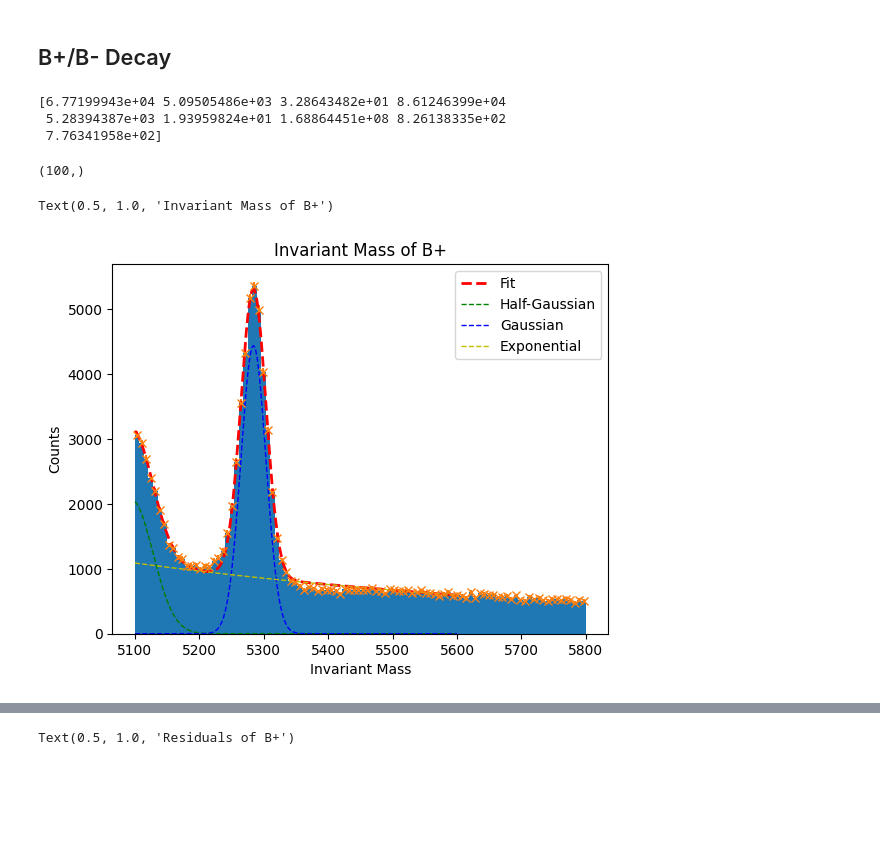
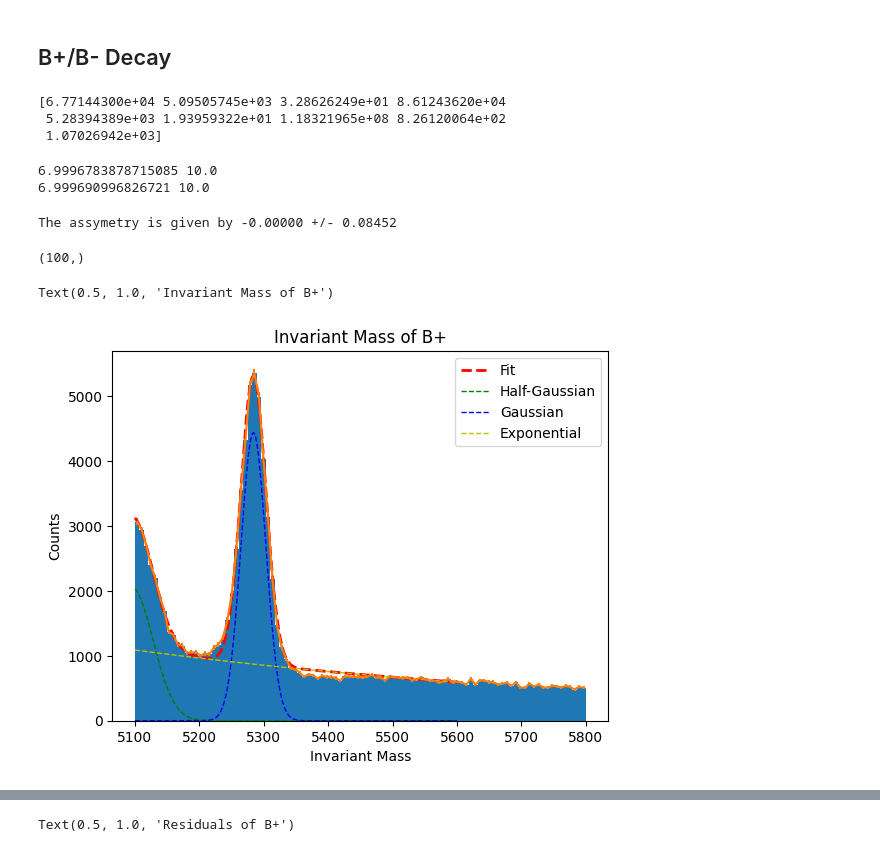
Before and after one commit to aavashsubedi/labs_yr3, a Jupyter notebook: matter_antimatter/aavash.ipynb, the cells around one changed output, grey strips where cells are left out. Drawn from its saved outputs; the diff is of its cells as text; code cells hidden in the pictures; blank space fills up the shorter version.

```diff
--- a/matter_antimatter/aavash.ipynb
+++ b/matter_antimatter/aavash.ipynb
@@ -568,8 +610,17 @@ y_data_pve = fit_func_half(x_data, popt_pve[0], popt_pve[1], popt_pve[2],
 y_data_nve = fit_func_half(x_data, popt_nve[0], popt_nve[1], popt_nve[2],
                         popt_nve[3], popt_nve[4], popt_nve[5],
                         popt_nve[6], popt_nve[7], popt_nve[8])
-#CALCULATE THE CHI SQUARED VALUE OF EACH FIT
+
+
+
+positive_bin_width = (np.nanmax(positive_bins) - np.nanmin(positive_bins)) / BIN_NUM
+positve_norm_count = popt_pve[3]
+
+negative_bin_width = (np.nanmax(negative_bins) - np.nanmin(negative_bins)) / BIN_NUM
+negative_norm_count = popt_nve[3]
+positive_signal_count = positive_bin_width * positve_norm_count
+negative_signal_count = negative_bin_width * negative_norm_count
 # %% [output]
-[6.77199943e+04 5.09505486e+03 3.28643482e+01 8.61246399e+04
- 5.28394387e+03 1.93959824e+01 1.68864451e+08 8.26138335e+02
- 7.76341958e+02]
+[6.77144300e+04 5.09505745e+03 3.28626249e+01 8.61243620e+04
+ 5.28394389e+03 1.93959322e+01 1.18321965e+08 8.26120064e+02
+ 1.07026942e+03]
@@ -578,3 +627,52 @@ y_data_nve = fit_func_half(x_data, popt_nve[0], popt_nve[1], popt_nve[2],
+# %%
+# fit using crystal ball func
+
+popt_pve , pcov_pve= curve_fit(fit_crystal,  get_bins(positive_bins, positive_values),
+                                positive_values,
+                        p0 = [  80000, 5100, 30,
+                                5287, 20, 2, 10, 340000,
+                                4e+5, 700, 5800 ],
+                        maxfev=1000000)
+
+popt_nve , pcov_nve = curve_fit(fit_crystal,  get_bins(negative_bins, negative_values),
+                                negative_values,
+                        p0 = [  80000, 5100, 30,
+                                5287, 20, 2, 10, 340000,
+                                4e+5, 700, 5800 ],
+                        maxfev=1000000)
+
+# y_data_pve = fit_crystal(x_data,
+#                          popt_pve[0], popt_pve[1], popt_pve[2],
+#                         popt_pve[3], popt_pve[4], popt_pve[5], popt_pve[6],
+#                          popt_pve[7], popt_pve[8], popt_pve[9])
+
+# y_data_nve = fit_crystal(x_data,
+#                         popt_nve[0], popt_nve[1], popt_nve[2],
+#                         popt_nve[3], popt_nve[4], popt_nve[5], popt_nve[6],
+#                         popt_nve[7], popt_nve[8], popt_nve[9])
+
+
+
+positive_bin_width = (np.nanmax(positive_bins) - np.nanmin(positive_bins)) / BIN_NUM
+positve_norm_count = popt_pve[6]
+print(positive_bin_width, positve_norm_count)
+negative_bin_width = (np.nanmax(negative_bins) - np.nanmin(negative_bins)) / BIN_NUM
+
+negative_norm_count = popt_nve[6]
+print(negative_bin_width, negative_norm_count)
+
+positive_signal_count = positive_bin_width * positve_norm_count
+negative_signal_count = negative_bin_width * negative_norm_count
+# %% [output]
+6.9996783878715085 10.0
+6.999690996826721 10.0
+# %%
+#discard last value of positve bins
+assymetry_calc = (positive_signal_count - negative_signal_count) / (positive_signal_count + negative_signal_count)
+unc_assymetry = np.sqrt( 1- assymetry_calc ** 2) / np.sqrt(positive_signal_count + negative_signal_count)
+print(f"The assymetry is given by {assymetry_calc:.5f} +/- {unc_assymetry:.5f}")
+# %% [output]
+The assymetry is given by -0.00000 +/- 0.08452
 # %%
 binned_fititng_pve = fit_func_half(positive_bins[:-1], popt_pve[0], popt_pve[1], popt_pve[2],
                                    popt_pve[3], popt_pve[4], popt_pve[5],
@@ -592,30 +690,30 @@ residual_nve = negative_values - binned_fititng_nve
 # %%
 y_plot_1_pve = half_gaussian(x_data, popt_pve[0], popt_pve[1], popt_pve[2])
 y_plot_2_pve = gaussian(x_data, popt_pve[3], popt_pve[4], popt_pve[5])
 y_plot_3_pve = exponential(x_data, popt_pve[6], popt_pve[7], popt_pve[8])
 
 plt.hist(positive_array, bins=BIN_NUM)
 # add errors to the histogram
 # get number of counts in each bin
-
+bin_width = (np.nanmax(positive_array) - np.nanmin(positive_array)) / BIN_NUM
 def bin_contents(patches):
     bin_contents = []
     for i in range(len(patches)):
-        bin_contents.append(patches[i].get_height())
+        bin_contents.append(patches[i].get_height() * 1 )
     return bin_contents
 positive_bin_content = bin_contents(positive_patches)
-plt.errorbar(get_bins(positive_bins, positive_values), positive_values, yerr=np.sqrt(positive_bin_content), fmt='x')
+plt.errorbar(get_bins(positive_bins, positive_values), positive_values, yerr=np.sqrt(positive_bin_content))
 
 plt.plot(x_data, y_data_pve, color='r', linestyle='dashed', linewidth=2, label='Fit')
 plt.plot(x_data, y_plot_1_pve, color='g', linestyle='dashed', linewidth=1, label='Half-Gaussian')
 plt.plot(x_data, y_plot_2_pve, color='b', linestyle='dashed', linewidth=1, label='Gaussian')
 plt.plot(x_data, y_plot_3_pve, color='y', linestyle='dashed', linewidth=1, label='Exponential')
 plt.legend()
 
 
 plt.xlabel("Invariant Mass")
 plt.ylabel("Counts")
 plt.title("Invariant Mass of B+")
 # %% [output]
 Text(0.5, 1.0, 'Invariant Mass of B+')
-[figure, old version]
+[figure, new version]
```
Also changed, not shown: parts of 43 cells of this notebook, 4 other files.
